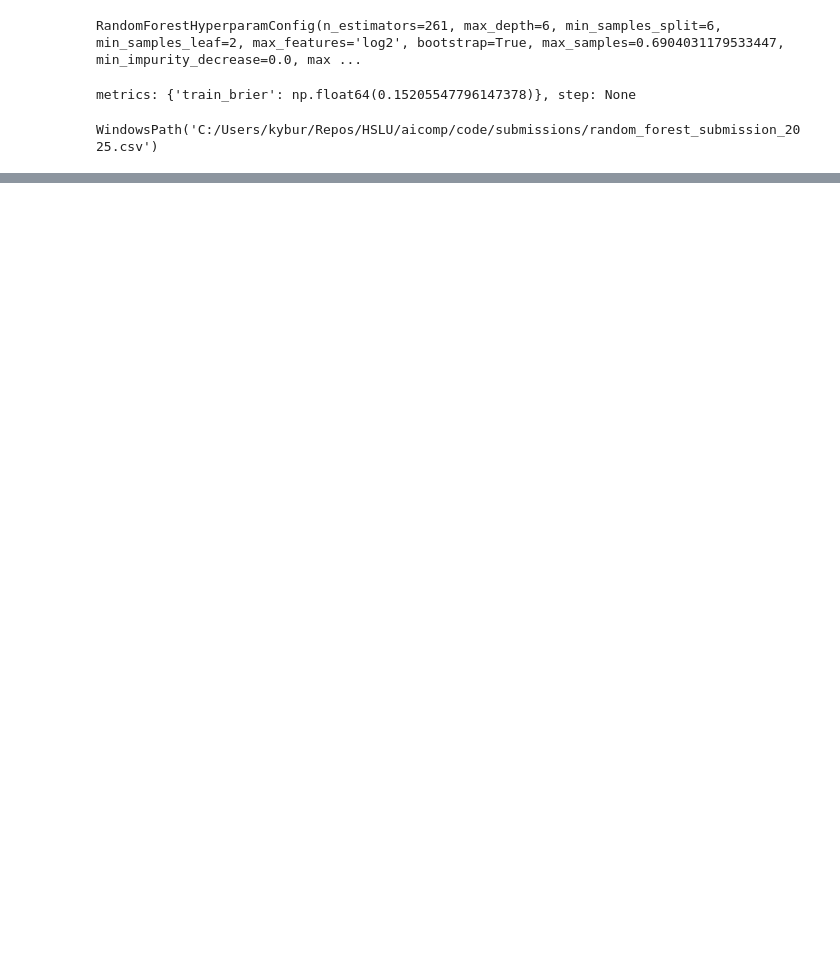
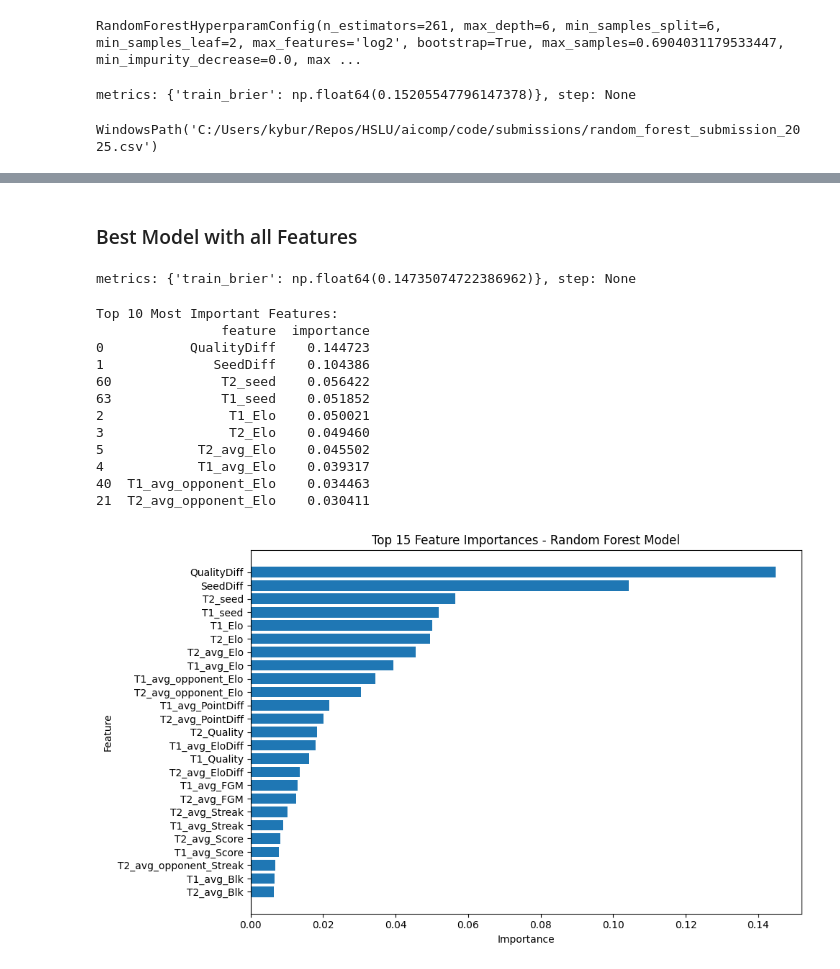
Before and after one commit to d-sbrgr/AICOMP-MMLM, a Jupyter notebook: notebooks/14_randomforest_sweeps.ipynb, the cells around one changed output, grey strips where cells are left out. Drawn from its saved outputs; the diff is of its cells as text; code cells hidden in the pictures; blank space fills up the shorter version.

```diff
--- a/notebooks/14_randomforest_sweeps.ipynb
+++ b/notebooks/14_randomforest_sweeps.ipynb
@@ -94,0 +138,27 @@ WindowsPath('C:/Users/kybur/Repos/HSLU/aicomp/code/submissions/random_forest_sub
+# %% [markdown]
+### Best Model with all Features
+# %%
+run_config = RunConfig(valid_season=2025, start_season=2003, num_features=1000)
+dataloader = SeasonAverageDataLoader(run_config.num_features)
+# %%
+model = RandomForestRegressorModel(dataloader, hyperparameters, None, DefaultTracker({}))
+# %%
+model.fit(season=run_config.valid_season, start_season=run_config.start_season)
+# %% [output]
+metrics: {'train_brier': np.float64(0.14735074722386962)}, step: None
+# %%
+plot_feature_importances(model, dataloader, run_config)
+# %% [output]
+Top 10 Most Important Features:
+                feature  importance
+0           QualityDiff    0.144723
+1              SeedDiff    0.104386
+60              T2_seed    0.056422
+63              T1_seed    0.051852
+2                T1_Elo    0.050021
+3                T2_Elo    0.049460
+5            T2_avg_Elo    0.045502
+4            T1_avg_Elo    0.039317
+40  T1_avg_opponent_Elo    0.034463
+21  T2_avg_opponent_Elo    0.030411
+[figure, added]
```
Also changed, not shown: parts of 7 cells of this notebook.
